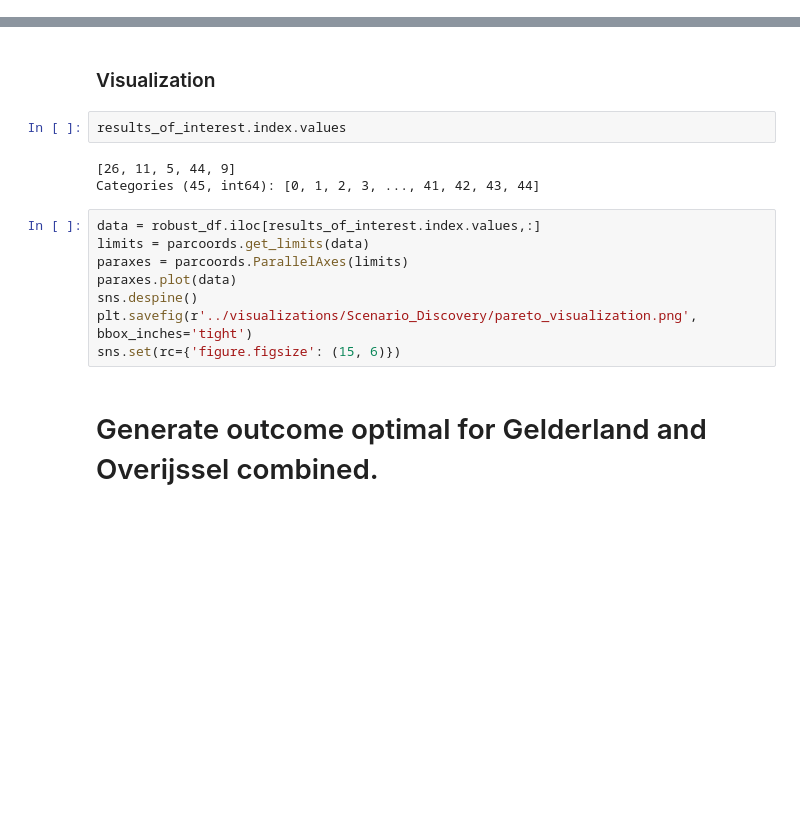
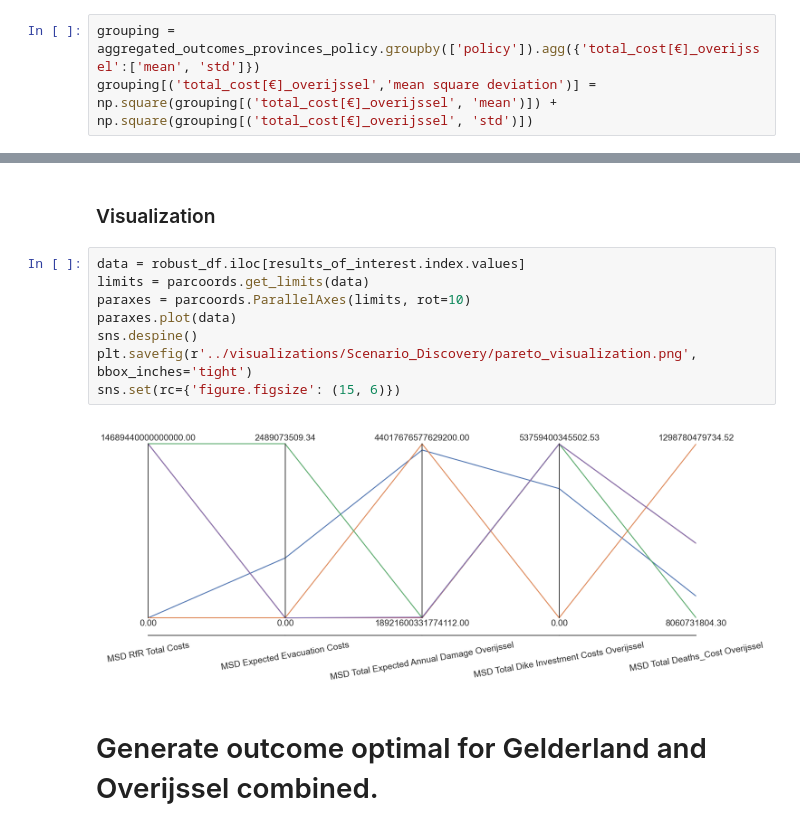
Before and after one commit to JasperBaars/EPA1361_Model-based_Decision-making, a Jupyter notebook: Final Assignment EPA1361/Model and Notebooks/4. Scenario Discovery.ipynb, the cells around one changed output, grey strips where cells are left out. Saved outputs shown, nothing was run; the diff lists cells and outputs as text; blank space fills up the shorter version.

```diff
--- a/Final Assignment EPA1361/Model and Notebooks/4. Scenario Discovery.ipynb
+++ b/Final Assignment EPA1361/Model and Notebooks/4. Scenario Discovery.ipynb
@@ -186,3 +138,6 @@ robust_df
+# %%
+grouping = aggregated_outcomes_provinces_policy.groupby(['policy']).agg({'total_cost[€]_overijssel':['mean', 'std']})
+grouping[('total_cost[€]_overijssel','mean square deviation')] = np.square(grouping[('total_cost[€]_overijssel', 'mean')]) + np.square(grouping[('total_cost[€]_overijssel', 'std')])
 # %%
 n_scenarios_of_interest = 5
 
@@ -203,19 +158,16 @@ results_of_interest
 | 9 | 1.764013e+08 | 1.300868e+08 | 4.803999e+16 |
 # %% [markdown]
 ### Visualization
-# %%
-results_of_interest.index.values
-# %% [output]
-[26, 11, 5, 44, 9]
-Categories (45, int64): [0, 1, 2, 3, ..., 41, 42, 43, 44]
 # %%
-data = robust_df.iloc[results_of_interest.index.values,:]
+data = robust_df.iloc[results_of_interest.index.values]
 limits = parcoords.get_limits(data)
-paraxes = parcoords.ParallelAxes(limits)
+paraxes = parcoords.ParallelAxes(limits, rot=10)
 paraxes.plot(data)
 sns.despine()
 plt.savefig(r'../visualizations/Scenario_Discovery/pareto_visualization.png', bbox_inches='tight')
 sns.set(rc={'figure.figsize': (15, 6)})
+# %% [output]
+[figure, added]
 # %% [markdown]
 # Generate outcome optimal for Gelderland and Overijssel combined.
 # %% [markdown]
```
Also changed, not shown: parts of 10 cells of this notebook, 5 other files.
